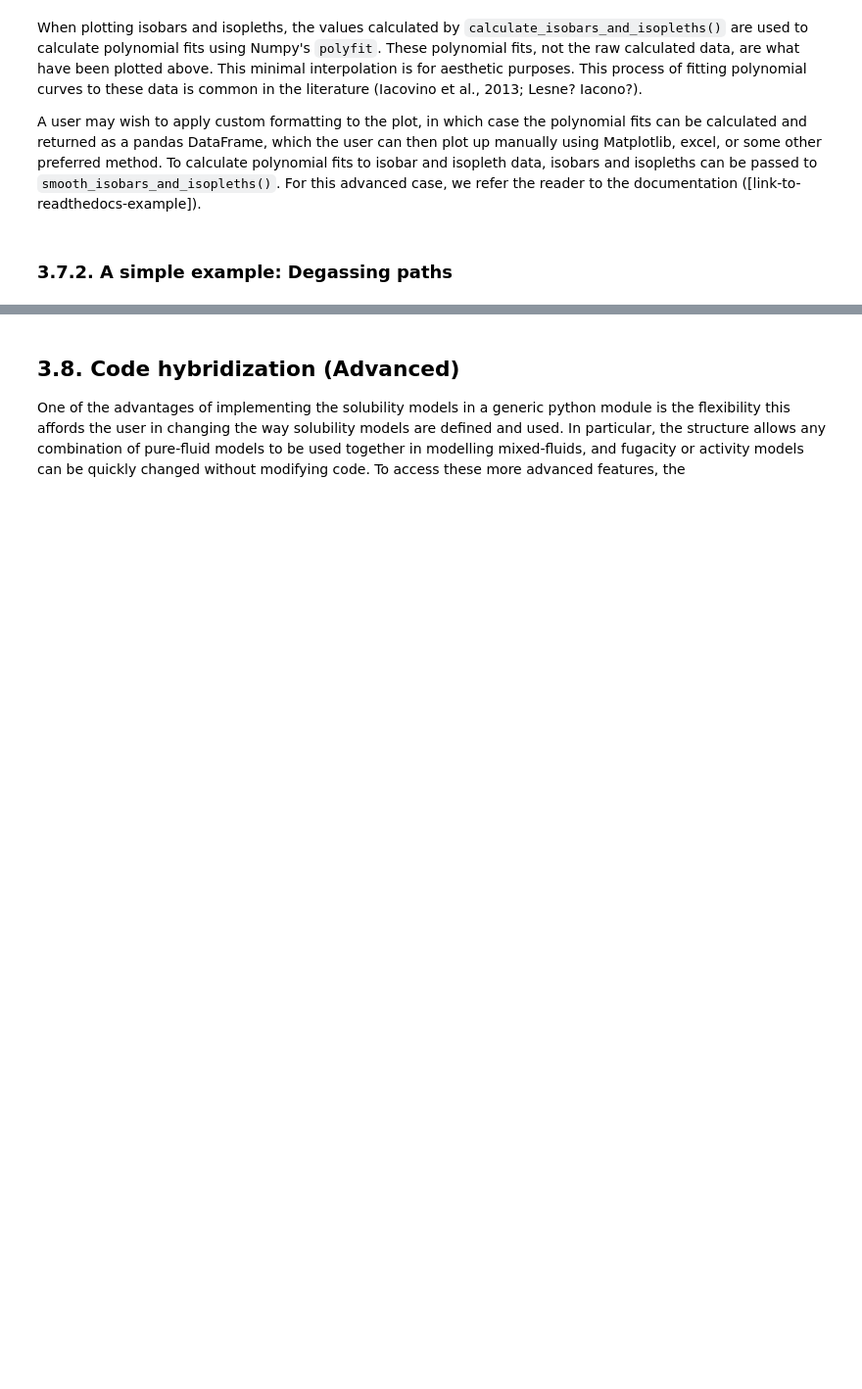
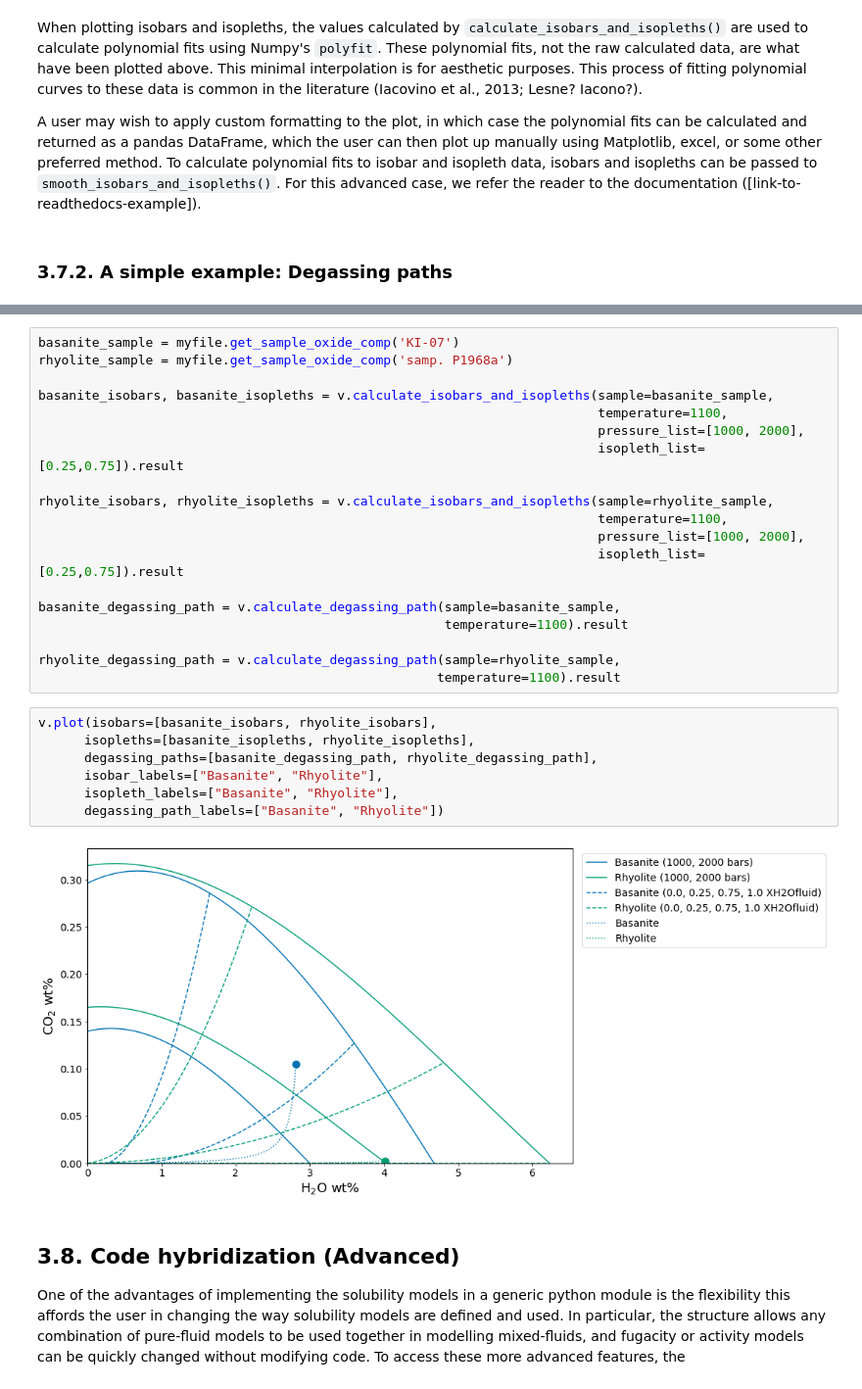
Before and after one commit to kaylai/VESIcal, a Jupyter notebook: manuscript/Manuscript.ipynb, the cells around one changed output, grey strips where cells are left out. Shown at 98% size. Cells and saved outputs as stored; diff of their text form; blank space fills up the shorter version.

```diff
--- a/manuscript/Manuscript.ipynb
+++ b/manuscript/Manuscript.ipynb
@@ -795,3 +1060,31 @@ v.plot(isobars=isobars, isopleths=isopleths, custom_H2O=data['H2O'], custom_CO2=
+# %%
+basanite_sample = myfile.get_sample_oxide_comp('KI-07')
+rhyolite_sample = myfile.get_sample_oxide_comp('samp. P1968a')
+
+basanite_isobars, basanite_isopleths = v.calculate_isobars_and_isopleths(sample=basanite_sample,
+                                                                         temperature=1100,
+                                                                         pressure_list=[1000, 2000],
+                                                                         isopleth_list=[0.25,0.75]).result
+
+rhyolite_isobars, rhyolite_isopleths = v.calculate_isobars_and_isopleths(sample=rhyolite_sample,
+                                                                         temperature=1100,
+                                                                         pressure_list=[1000, 2000],
+                                                                         isopleth_list=[0.25,0.75]).result
+
+basanite_degassing_path = v.calculate_degassing_path(sample=basanite_sample,
+                                                     temperature=1100).result
+
+rhyolite_degassing_path = v.calculate_degassing_path(sample=rhyolite_sample,
+                                                    temperature=1100).result
+# %%
+v.plot(isobars=[basanite_isobars, rhyolite_isobars],
+      isopleths=[basanite_isopleths, rhyolite_isopleths],
+      degassing_paths=[basanite_degassing_path, rhyolite_degassing_path],
+      isobar_labels=["Basanite", "Rhyolite"],
+      isopleth_labels=["Basanite", "Rhyolite"],
+      degassing_path_labels=["Basanite", "Rhyolite"])
+# %% [output]
+[figure, added]
 # %% [markdown]
 ## 3.8. Code hybridization (Advanced)
 <a id='code_hybridization'></a>
```
Also changed, not shown: parts of 42 cells of this notebook, 3 other files.
